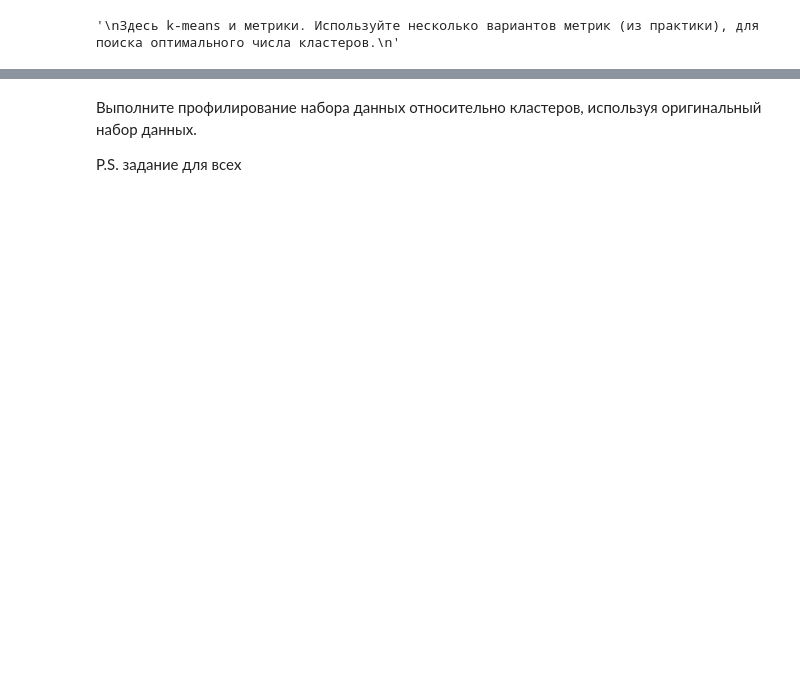
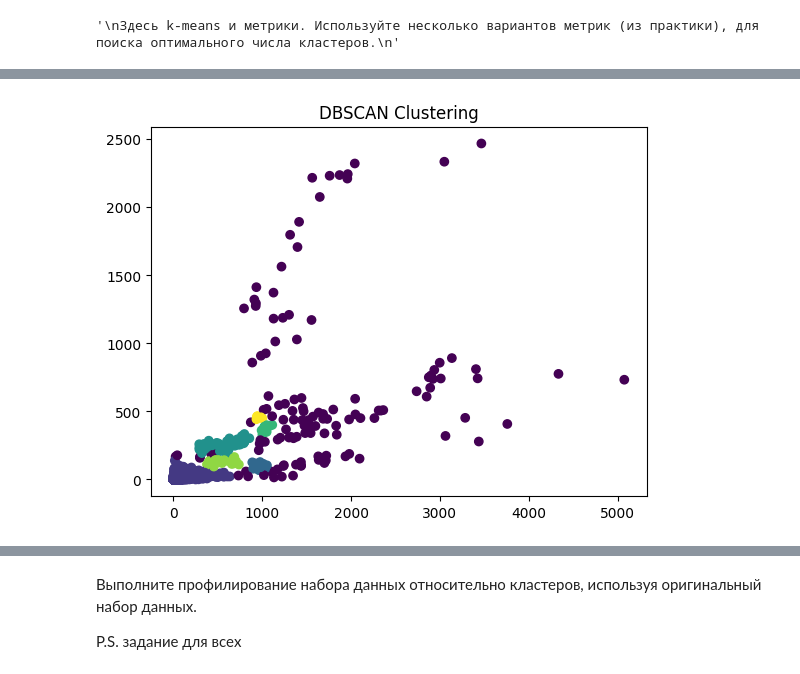
Before and after one commit to fluffymouses/fluffymouses, a Jupyter notebook: lab4/Задание_4.ipynb, the cells around one changed output, grey strips where cells are left out. Saved outputs shown, nothing was run; the diff lists cells and outputs as text; code cells hidden in the pictures; blank space fills up the shorter version.

```diff
--- a/lab4/Задание_4.ipynb
+++ b/lab4/Задание_4.ipynb
@@ -170,3 +189,24 @@ array([   3,   31,  281, ...,  906,  822, 1174])
+# %%
+# метрики
+
+from sklearn.preprocessing import StandardScaler
+from sklearn.cluster import DBSCAN
+
+x_scaler = StandardScaler().fit_transform(X)
+
+# Инициализация и обучение модели DBSCAN
+dbscan = DBSCAN(eps=0.35, min_samples=5)
+dbscan.fit(x_scaler)
+
+# Получение меток кластеров для каждой точки (-1 означает выбросы)
+labels = dbscan.labels_
+
+# Визуализация результатов, темные точки - выбросы
+plt.scatter(X.to_numpy()[:, 0], X.to_numpy()[:, 1], c=labels, cmap='viridis')
+plt.title('DBSCAN Clustering')
+plt.show()
+# %% [output]
+[figure, added]
 # %%
 """
 Здесь визуализация кластеров k-means
```
Also changed, not shown: parts of 14 cells of this notebook.
